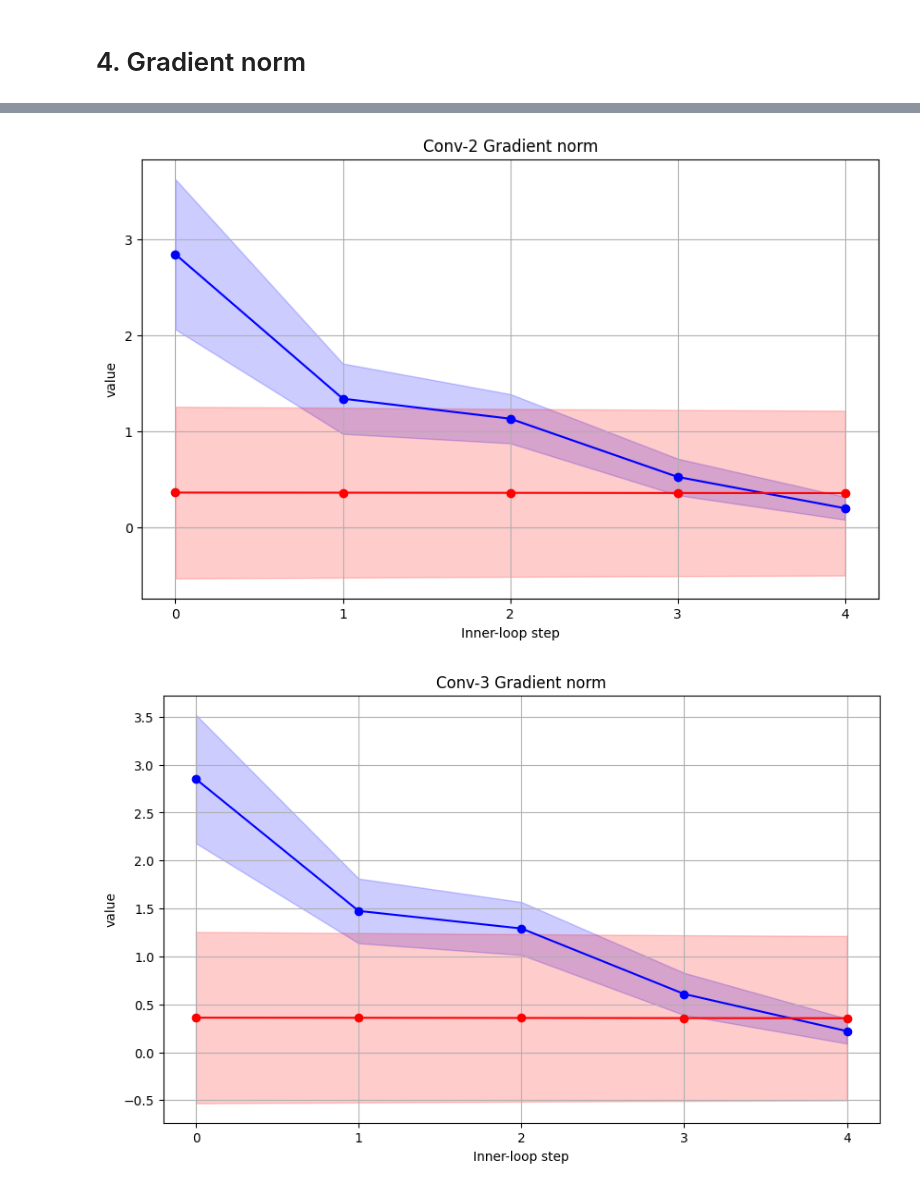
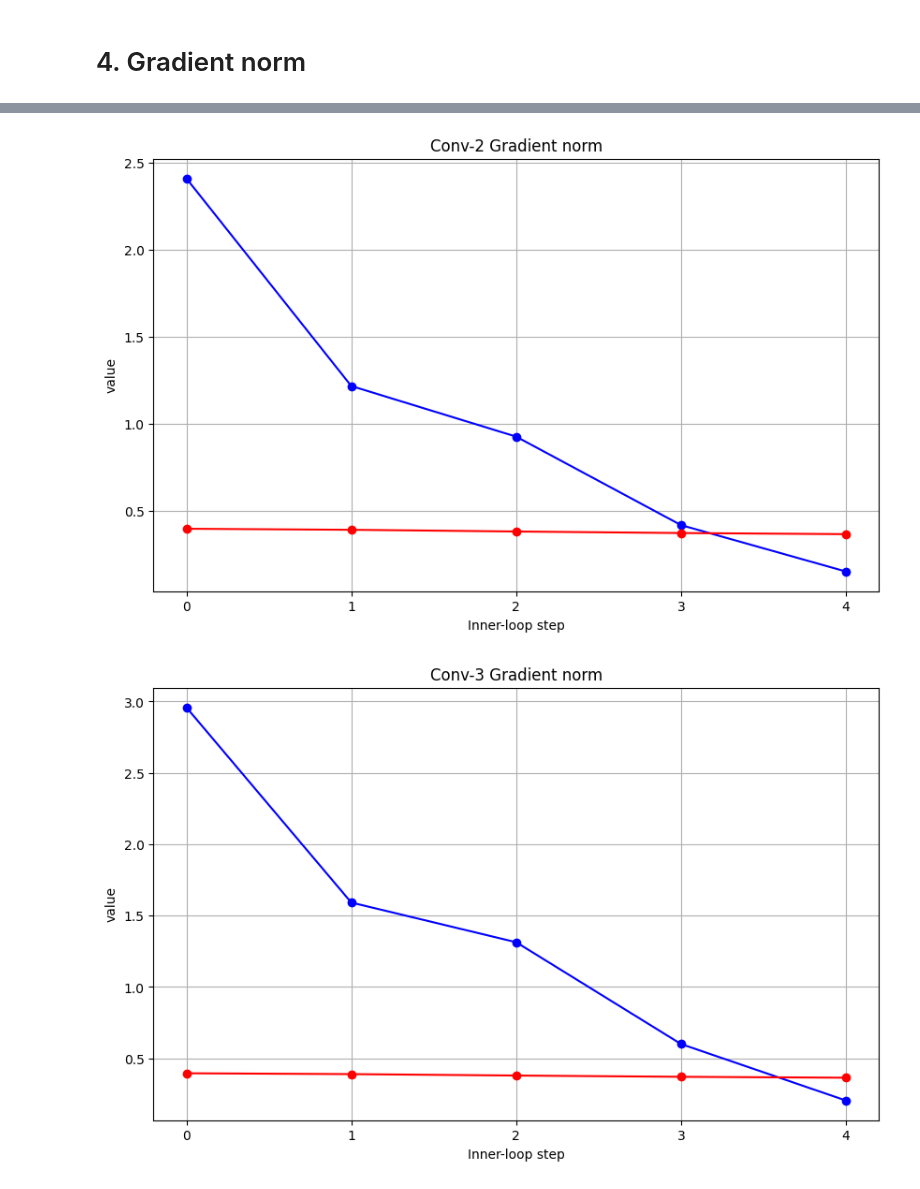
Before and after one commit to SKKUJMLim/MAML, a Jupyter notebook: Test_jupyternotebook/Analytics_integration_Step.ipynb, the cells around one changed output, grey strips where cells are left out. Drawn from its saved outputs; the diff is of its cells as text; code cells hidden in the pictures.

```diff
--- a/Test_jupyternotebook/Analytics_integration_Step.ipynb
+++ b/Test_jupyternotebook/Analytics_integration_Step.ipynb
@@ -10,8 +10,9 @@ import os
 os.environ['KMP_DUPLICATE_LIB_OK']='True'
 # %%
 # CSV 파일에 접근
-maml_norm_info = pd.read_csv('../MAML_filter64/MAML_filter64_inner_loop.csv')
-arbiter_norm_info = pd.read_csv('../MAML+Arbiter_5way_5shot_filter64/MAML+Arbiter_5way_5shot_filter64_inner_loop.csv')
+maml_norm_info = pd.read_csv('../MAML_filter128/MAML_filter128_inner_loop.csv')
+arbiter_norm_info = pd.read_csv('../MAML+Arbiter_5way_5shot_7162/MAML+Arbiter_5way_5shot_inner_loop.csv')
+#arbiter_norm_info = pd.read_csv('../MAML+Arbiter_5way_5shot_7162/MAML+Arbiter_5way_5shot_inner_loop.csv')
 
 # 훈련 정보만 가지고 온다
 maml_norm_info_train = maml_norm_info[maml_norm_info['phase']=='train']
@@ -775,14 +782,18 @@ arbiter_std_devs = arbiter_std_dev_df.values
 # x축 값을 생성합니다
 x = range(len(maml_group_names))
 
+# 데이터에 로그 변환 적용
+# maml_means = np.log(maml_means)
+# arbiter_means = np.log(arbiter_means)
+
 # 꺾은선 그래프를 그립니다
 plt.figure(figsize=(10, 6))
 plt.plot(x, maml_means, '-o', color='b', label='MAML')
 plt.plot(x, arbiter_means, '-o', color='r', label='Arbiter')
 
 # 표준 편차 범위를 그림자로 표시합니다
-plt.fill_between(x, maml_means - maml_std_devs, maml_means + maml_std_devs, color='b', alpha=0.2, label='Standard Deviation')
-plt.fill_between(x, arbiter_means - arbiter_std_devs, arbiter_means + arbiter_std_devs, color='r', alpha=0.2, label='Standard Deviation')
+# plt.fill_between(x, maml_means - maml_std_devs, maml_means + maml_std_devs, color='b', alpha=0.2, label='Standard Deviation')
+# plt.fill_between(x, arbiter_means - arbiter_std_devs, arbiter_means + arbiter_std_devs, color='r', alpha=0.2, label='Standard Deviation')
 
 plt.xticks(x, group_names)
 plt.xlabel('Inner-loop step')
@@ -798,7 +809,7 @@ plt.grid(True)
 # 그래프를 표시합니다
 plt.show()
 # %% [output]
-[figure, old version]
+[figure, new version]
 # %%
 maml_mean_df = maml_per_inner_loop_step['layer_dict.conv2.conv.weight_grad_L2norm'].mean()
 maml_variance_df = maml_per_inner_loop_step['layer_dict.conv2.conv.weight_grad_L2norm'].var()
@@ -816,36 +827,40 @@ arbiter_std_dev_df = arbiter_variance_df**0.5
 # 그룹 이름과 평균 및 표준 편차를 리스트로 추출합니다
 arbiter_group_names = arbiter_mean_df.index.tolist()
 arbiter_means = arbiter_mean_df.values
 arbiter_std_devs = arbiter_std_dev_df.values
 
 
 # x축 값을 생성합니다
 x = range(len(maml_group_names))
 
+# 데이터에 로그 변환 적용
+# maml_means = np.log(maml_means)
+# arbiter_means = np.log(arbiter_means)
+
 # 꺾은선 그래프를 그립니다
 plt.figure(figsize=(10, 6))
 plt.plot(x, maml_means, '-o', color='b', label='MAML')
 plt.plot(x, arbiter_means, '-o', color='r', label='Arbiter')
 
 # 표준 편차 범위를 그림자로 표시합니다
-plt.fill_between(x, maml_means - maml_std_devs, maml_means + maml_std_devs, color='b', alpha=0.2, label='Standard Deviation')
-plt.fill_between(x, arbiter_means - arbiter_std_devs, arbiter_means + arbiter_std_devs, color='r', alpha=0.2, label='Standard Deviation')
+#lt.fill_between(x, maml_means - maml_std_devs, maml_means + maml_std_devs, color='b', alpha=0.2, label='Standard Deviation')
+#lt.fill_between(x, arbiter_means - arbiter_std_devs, arbiter_means + arbiter_std_devs, color='r', alpha=0.2, label='Standard Deviation')
 
 plt.xticks(x, group_names)
 plt.xlabel('Inner-loop step')
 plt.ylabel('value')
 plt.title('Conv-3 Gradient norm')
 
 # 격자무늬 추가
 plt.grid(True)
 
 # y축을 로그 스케일로 설정
 #plt.yscale('log')
 
 # 그래프를 표시합니다
 plt.show()
 # %% [output]
-[figure, old version]
+[figure, new version]
 # %%
 maml_mean_df = maml_per_inner_loop_step['layer_dict.conv3.conv.weight_grad_L2norm'].mean()
 maml_variance_df = maml_per_inner_loop_step['layer_dict.conv3.conv.weight_grad_L2norm'].var()
```
Also changed, not shown: parts of 16 cells of this notebook, 1 other file.
